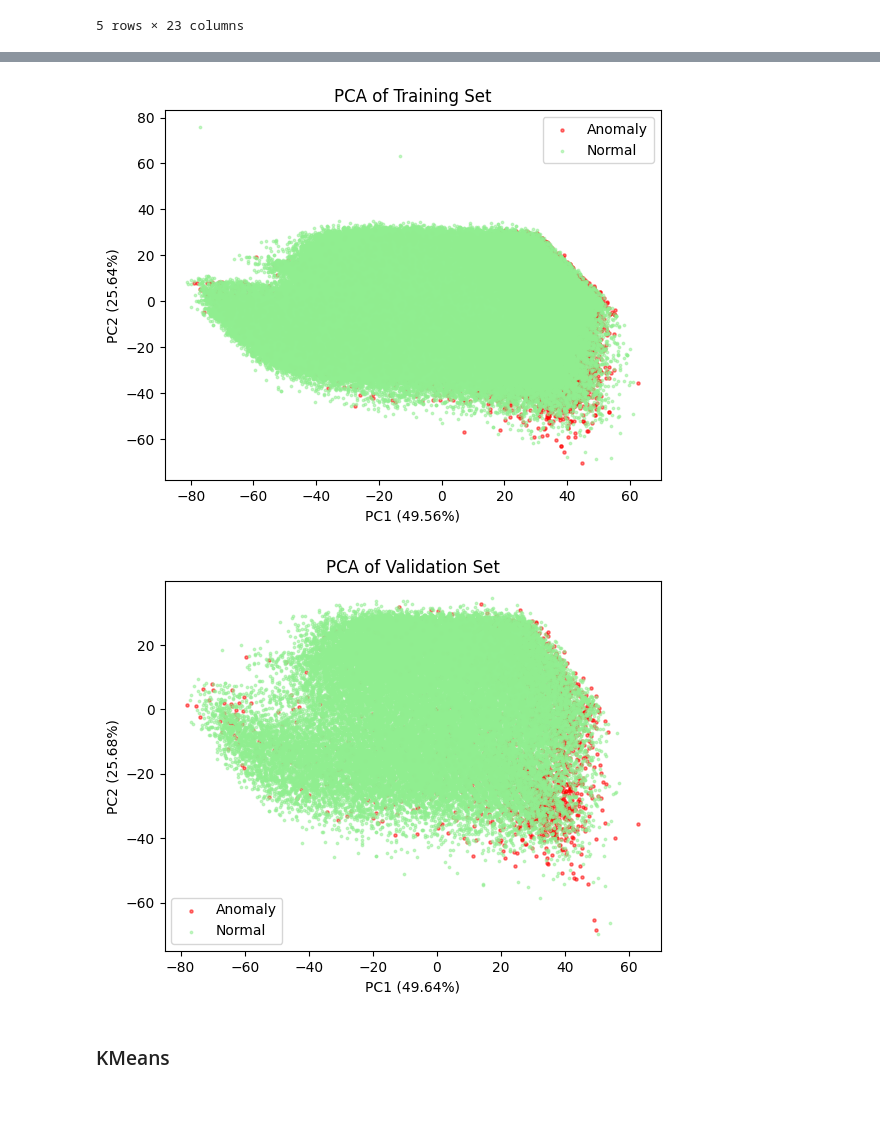
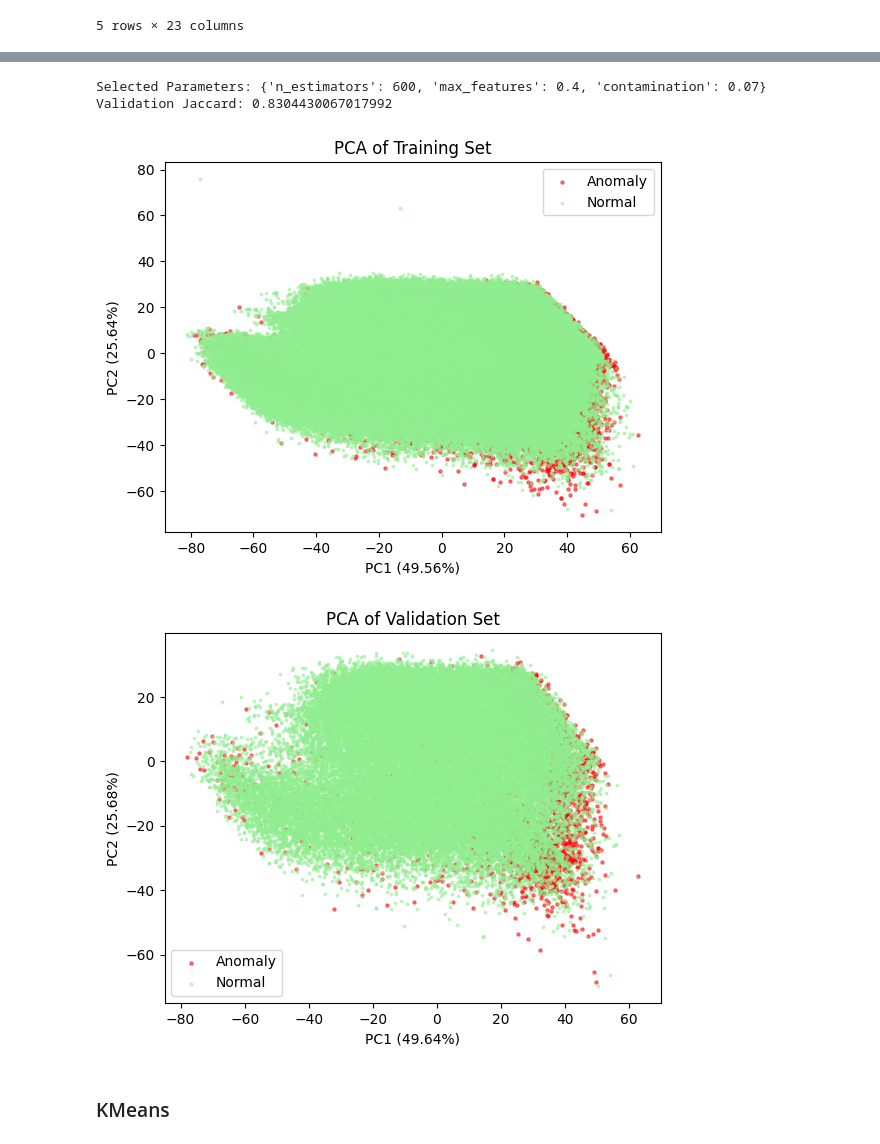
Before and after one commit to XmanJL/rolypoly-in-need4data, a Jupyter notebook: experiments/clustering.ipynb, the cells around one changed output, grey strips where cells are left out. Saved outputs shown, nothing was run; the diff lists cells and outputs as text; code cells hidden in the pictures; blank space fills up the shorter version.

Commit message:
parameter tuning done for anomaly detection

```diff
--- a/experiments/clustering.ipynb
+++ b/experiments/clustering.ipynb
@@ -481,3 +515,53 @@ np.unique(val_pred, return_counts=True)
+# %%
+# Compare candidate stability across different random seeds
+# Find the best one
+for candidate in candidates:
+
+    anomaly_sets = []
+
+    for seed in [67, 68, 69, 70, 71]:
+
+        model = IsolationForest(
+            **candidate["params"],
+            random_state=seed
+        )
+
+        model.fit(X_train)
+
+        validation_predictions = model.predict(X_val)
+
+        # Store the row positions predicted as anomalies
+        anomaly_sets.append(
+            set(np.where(validation_predictions == -1)[0])
+        )
+
+    # Calculate pairwise Jaccard similarity
+    jaccard_scores = []
+
+    for a, b in combinations(anomaly_sets, 2):
+
+        if len(a | b) == 0:
+            jaccard_scores.append(1.0)
+        else:
+            jaccard_scores.append(
+                len(a & b) / len(a | b)
+            )
+
+    candidate["jaccard"] = np.mean(jaccard_scores)
+
+
+# Select the most stable candidate
+best_candidate = max(
+    candidates,
+    key=lambda candidate: candidate["jaccard"]
+)
+best_params = best_candidate["params"]
+
+print("Selected Parameters:", best_params)
+print("Validation Jaccard:", best_candidate["jaccard"])
+# %% [output]
+Selected Parameters: {'n_estimators': 600, 'max_features': 0.4, 'contamination': 0.07}
+Validation Jaccard: 0.8304430067017992
 # %%
 # PCA Analysis for anamaly detection
 def plot_pca(X, pred, title):
@@ -502,12 +586,19 @@ def plot_pca(X, pred, title):
     plt.legend()
     plt.show()
 # %%
-# PCA
+# PCA analysis for the best candidate model
+model = IsolationForest(**best_params, random_state=SEED)
+model.fit(X_train)
+train_pred = model.predict(X_train)
+val_pred = model.predict(X_val)
+test_pred = model.predict(X_val)
+
+# plot it
 plot_pca(X_train, train_pred, "PCA of Training Set")
 plot_pca(X_val, val_pred, "PCA of Validation Set")
 # %% [output]
-[figure, old version]
+[figure, new version]
-[figure, old version]
+[figure, new version]
 # %% [markdown]
 ### KMeans
 # %%
```
Also changed, not shown: parts of 7 cells of this notebook.
